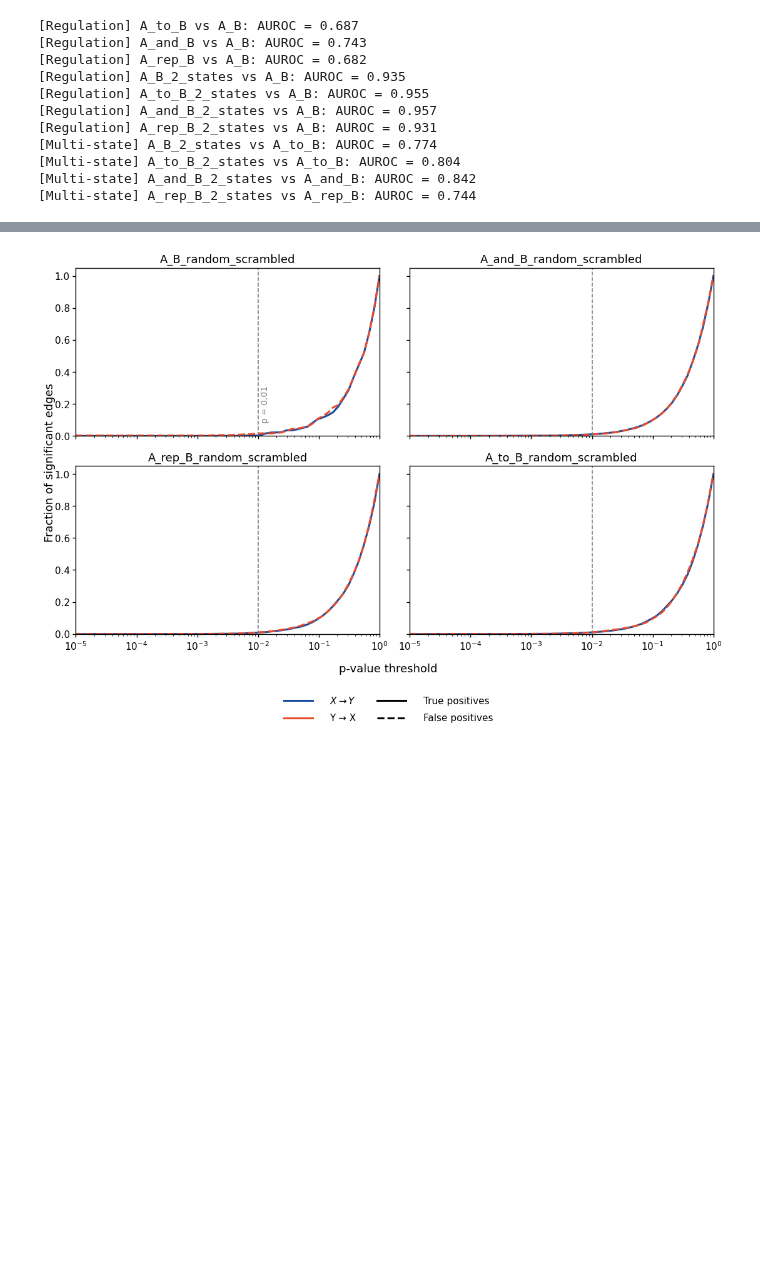
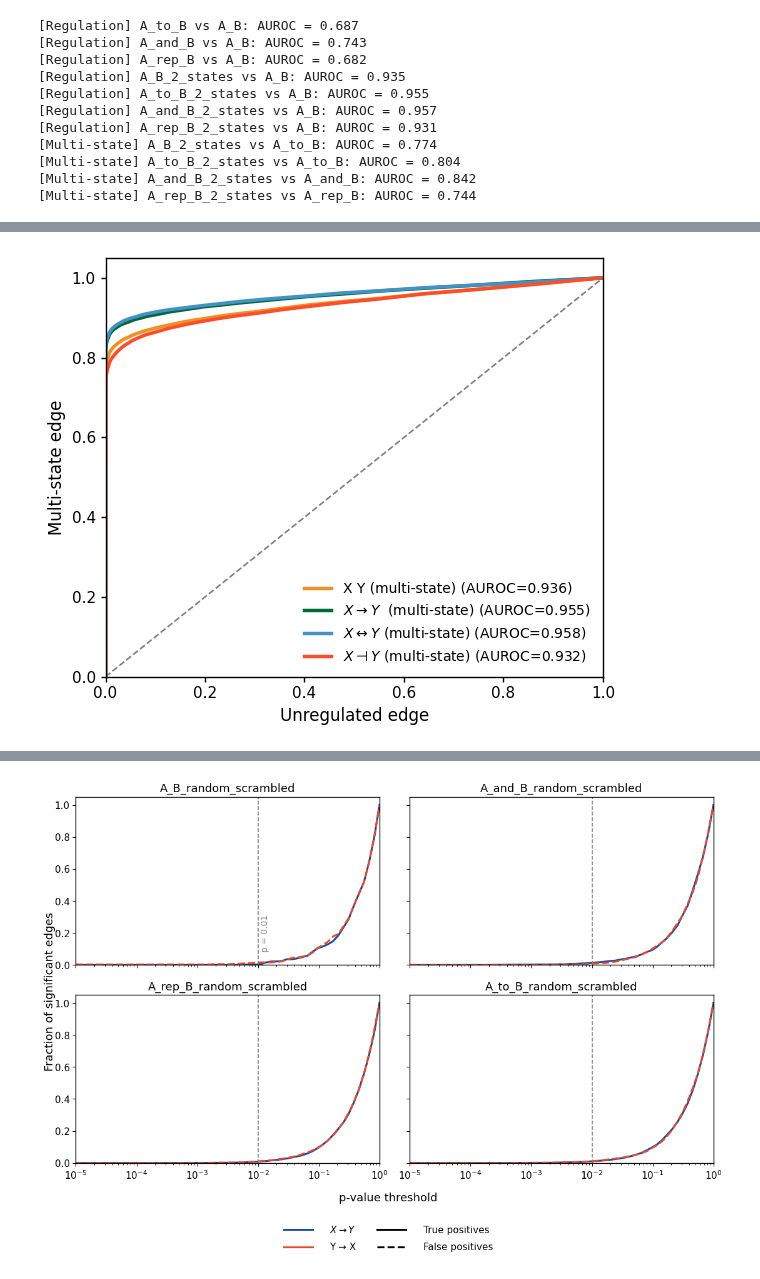
Before and after one commit to Keerthana910234/TwINFER, a Jupyter notebook: scripts_to_make_figures/parameter_scan.ipynb, the cells around one changed output, grey strips where cells are left out. Cells and saved outputs as stored; diff of their text form; code cells hidden in the pictures; blank space fills up the shorter version.

```diff
--- a/scripts_to_make_figures/parameter_scan.ipynb
+++ b/scripts_to_make_figures/parameter_scan.ipynb
@@ -147,7 +147,7 @@ import matplotlib.pyplot as plt
 import os
 # %%
 folder = Path("/home/gzu5140/Keerthana_b1042/grnInference/plot_data/parameter_scan/")
-output_folder_plot = Path("/home/gzu5140/Keerthana_b1042/grnInference/plots/supp_figures/parameter_scan/")
+output_folder_plot = Path("/home/gzu5140/Keerthana_b1042/grnInference/plots/supp_figures/parameter_scan_trial/")
 os.makedirs(output_folder_plot, exist_ok = True)
 # %%
 # === ROC helper ===
@@ -178,8 +178,8 @@ name_map = {
 }
 # === Generate ROC: PART 1 – Regulation detection (All vs A_B)
 dfs = {}
-for csv_file in sorted(folder.glob("*_inference_results.csv")):
-    name = csv_file.stem.replace("_inference_results", "")
+for csv_file in sorted(folder.glob("*_inference_results_random_scrambled.csv")):
+    name = csv_file.stem.replace("_inference_results_random_scrambled", "")
     df = pd.read_csv(csv_file)
     if pval_col in df.columns and zscore_col in df.columns:
         dfs[name] = df
@@ -250,0 +350,89 @@ for tp_name, fp_name in {
+# %%
+# === PLOTTING SETTINGS ===
+plt.rcParams.update({
+    "svg.fonttype": "none",
+    "pdf.fonttype": 42,
+    "savefig.transparent": False,
+    "savefig.facecolor": "white",
+    "savefig.edgecolor": "white",
+    "axes.edgecolor": "black",
+    "axes.facecolor": "white",
+    "axes.linewidth": 1.0,
+    "axes.grid": False
+})
+
+fixed_colors = {
+    "A_B": "#bc0f58", "A_B_2_states": "#ee9127",
+    "A_to_B": "#6b4b2e", "A_to_B_2_states": "#006937",
+    "A_and_B": "#084594", "A_and_B_2_states": "#4292c6",
+    "A_rep_B": "#800026", "A_rep_B_2_states": "#fc4e2a"
+}
+
+# === Plot 1: All vs A_B (Single + Multi-state for regulation detection)
+plt.figure(figsize=(6, 5))
+for tp_name, fp_name, fpr, tpr, auroc in results_all_vs_A_B:
+    if "2_states" not in tp_name:
+        continue
+    label = f"{name_map.get(tp_name)} (AUROC={auroc:.3f})"
+    plt.plot(fpr, tpr, "-", color=fixed_colors.get(tp_name, "black"), lw=2.5, label=label)
+plt.plot([0, 1], [0, 1], "--", color="gray", lw=1.2)
+plt.xlabel("Unregulated edge", fontsize=12)
+plt.ylabel("Multi-state edge", fontsize=12)
+# plt.title("Regulation detection", fontsize=13)
+plt.xlim(0, 1)
+plt.ylim(0, 1.05)
+plt.legend(frameon=False, fontsize=10, loc="lower right")
+plt.tight_layout()
+
+save_all_svg = output_folder_plot / "ROCcurve_multi_state_vs_XY.svg"
+save_all_png = output_folder_plot / "ROCcurve_multi_state_vs_XY.png"
+plt.savefig(save_all_svg, dpi=600, bbox_inches="tight")
+plt.savefig(save_all_png, dpi=600, bbox_inches="tight")
+plt.show()
+print(f"✅ Saved ROC (all vs A_B): {save_all_svg}, {save_all_png}")
+
+## === Plot 1: All vs A_B (Single + Multi-state for regulation detection)
+plt.figure(figsize=(6, 5))
+for tp_name, fp_name, fpr, tpr, auroc in results_all_vs_A_B:
+    if "2_states" in tp_name:
+        continue
+    label = f"{name_map.get(tp_name)} (AUROC={auroc:.3f})"
+    plt.plot(fpr, tpr, "-", color=fixed_colors.get(tp_name, "black"), lw=2.5, label=label)
+plt.plot([0, 1], [0, 1], "--", color="gray", lw=1.2)
+plt.xlabel("Unregulated edge", fontsize=12)
+plt.ylabel("Regulated edge", fontsize=12)
+# plt.title("Regulation detection", fontsize=13)
+plt.xlim(0, 1)
+plt.ylim(0, 1.05)
+plt.legend(frameon=False, fontsize=10, loc="lower right")
+plt.tight_layout()
+
+save_all_svg = output_folder_plot / "ROCcurve_regulation_vs_XY.svg"
+save_all_png = output_folder_plot / "ROCcurve_regulation_vs_XY.png"
+plt.savefig(save_all_svg, dpi=600, bbox_inches="tight")
+plt.savefig(save_all_png, dpi=600, bbox_inches="tight")
+plt.show()
+print(f"✅ Saved ROC (all vs A_B): {save_all_svg}, {save_all_png}")
+
+# === Plot 2: Only multi-state (2_states vs corresponding single)
+plt.figure(figsize=(6, 5))
+for tp_name, fp_name, fpr, tpr, auroc in results_multi_only:
+    label = f"{name_map.get(tp_name)} (AUROC={auroc:.3f})"
+    plt.plot(fpr, tpr, "-", color=fixed_colors.get(tp_name, "black"), lw=2.5, label=label)
+plt.plot([0, 1], [0, 1], "--", color="gray", lw=1.2)
+plt.xlabel("False Positive Rate (single-state edges)", fontsize=12)
+plt.ylabel("True Positive Rate (multi-state edges)", fontsize=12)
+# plt.title("Multi-state identification", fontsize=13)
+plt.xlim(0, 1)
+plt.ylim(0, 1.05)
+plt.legend(frameon=False, fontsize=10, loc="lower right")
+plt.tight_layout()
+
+save_multi_svg = output_folder_plot / "ROCcurve_multi_only.svg"
+save_multi_png = output_folder_plot / "ROCcurve_multi_only.png"
+plt.savefig(save_multi_svg, dpi=600, bbox_inches="tight")
+plt.savefig(save_multi_png, dpi=600, bbox_inches="tight")
+plt.show()
+print(f"✅ Saved ROC (2-state only): {save_multi_svg}, {save_multi_png}")
+# %% [output]
+[figure, added]
```
Also changed, not shown: parts of 3 cells of this notebook, 6 other files.
